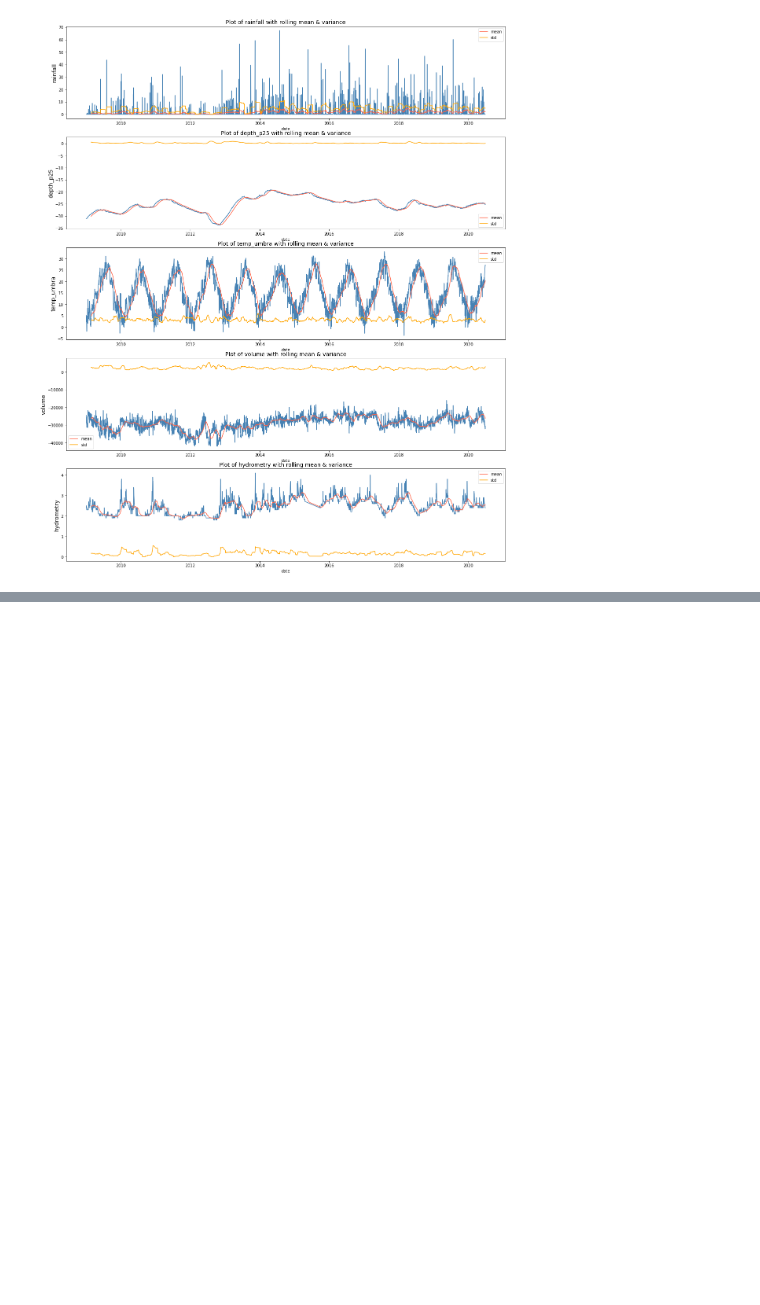
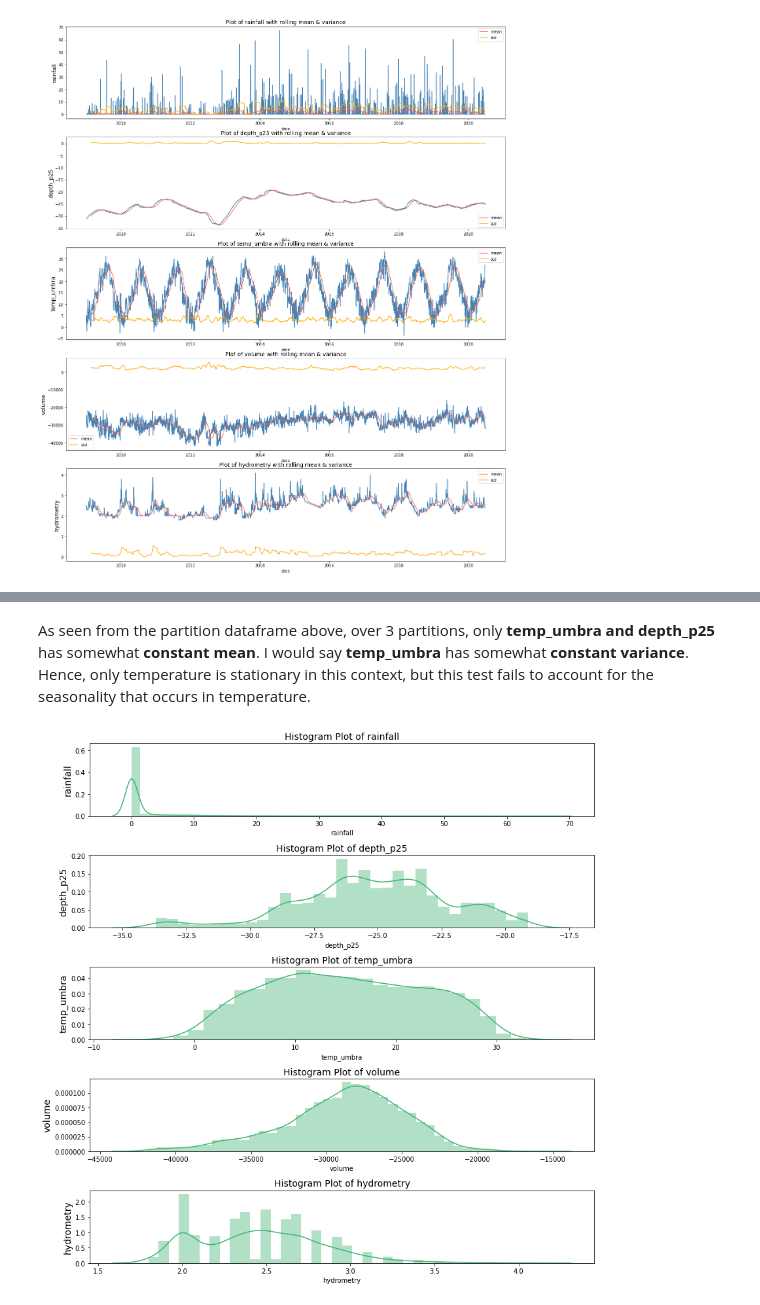
Before and after one commit to bkleck/WaterAnalytics, a Jupyter notebook: preprocessing.ipynb, the cells around one changed output, grey strips where cells are left out. Saved outputs shown, nothing was run; the diff lists cells and outputs as text; code cells hidden in the pictures; blank space fills up the shorter version.

```diff
--- a/preprocessing.ipynb
+++ b/preprocessing.ipynb
@@ -395,0 +442,15 @@ for column in columns:
+# %% [markdown]
+As seen from the partition dataframe above, over 3 partitions, only **temp_umbra and depth_p25** has somewhat **constant mean**. I would say **temp_umbra** has somewhat **constant variance**. Hence, only temperature is stationary in this context, but this test fails to account for the seasonality that occurs in temperature.
+# %%
+f, ax = plt.subplots(nrows=5, ncols=1, figsize=(12, 12))
+columns = ['rainfall', 'depth_p25', 'temp_umbra', 'volume', 'hydrometry']
+
+for column in columns:
+  idx = columns.index(column)
+  sns.distplot(df[column], ax=ax[idx], color='mediumseagreen')
+  ax[idx].set_title(f'Histogram Plot of {column}', fontsize=14)
+  ax[idx].set_ylabel(ylabel=column, fontsize=14)
+plt.tight_layout()
+plt.show()
+# %% [output]
+[figure, added]
```
Also changed, not shown: parts of 10 cells of this notebook.
